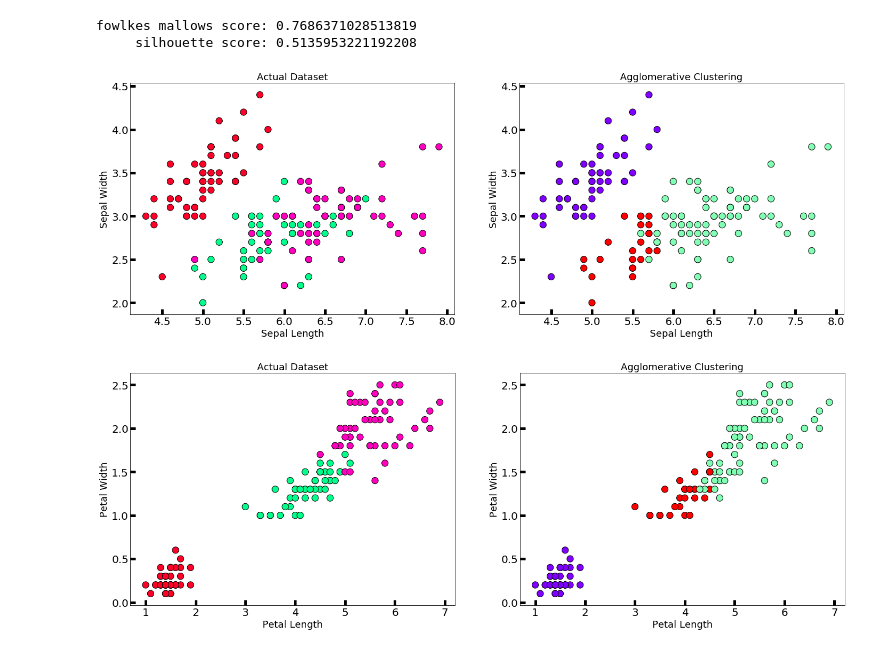
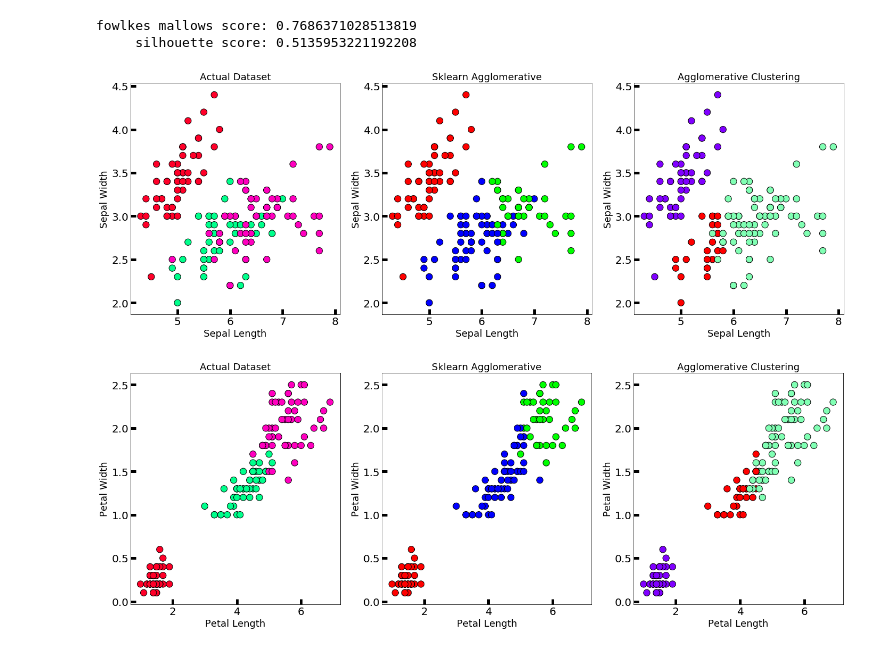
Before and after one commit to vincentbudianto/Clustering, a Jupyter notebook: BagianB/Tubes2_13517014_Agglomerative.ipynb, the cells around one changed output. Drawn from its saved outputs; the diff is of its cells as text; code cells hidden in the pictures.

```diff
--- a/BagianB/Tubes2_13517014_Agglomerative.ipynb
+++ b/BagianB/Tubes2_13517014_Agglomerative.ipynb
@@ -24,0 +27,6 @@ target = iris.target
+# %%
+npData = np.array(data)
+agglo = AgglomerativeClustering(n_clusters=3).fit(npData)
+sklearn_target = agglo.labels_
+print('fowlkes mallows score:', fowlkes_mallows_score(target, sklearn_target))
+print('     silhouette score:', silhouette_score(data, sklearn_target, metric='euclidean'))
@@ -34,25 +45,32 @@ print('     silhouette score:', silhouette_score(data, implemented_target, metri
 fowlkes mallows score: 0.7686371028513819
      silhouette score: 0.5135953221192208
 # %%
-fig, axes = plt.subplots(1, 2, figsize=(24,8))
+fig, axes = plt.subplots(1, 3, figsize=(24,8))
 
 # Actual dataset
 axes[0].scatter(data[:,0], data[:,1], c=target, cmap='gist_rainbow', edgecolor='k', s=150)
 axes[0].set_title('Actual Dataset', fontsize=18)
 axes[0].set_xlabel('Sepal Length', fontsize=18)
 axes[0].set_ylabel('Sepal Width', fontsize=18)
 axes[0].tick_params(direction='in', length=10, width=5, colors='k', labelsize=20)
 
-# Implemented Agglomerative dataset
-axes[1].scatter(data[:,0], data[:,1], c=implemented_target, cmap='rainbow', edgecolor='k', s=150)
-axes[1].set_title('Agglomerative Clustering', fontsize=18)
+# Sklearn Agglomerative dataset
+axes[1].scatter(data[:,0], data[:,1], c=sklearn_target, cmap='brg', edgecolor='k', s=150)
+axes[1].set_title('Sklearn Agglomerative', fontsize=18)
 axes[1].set_xlabel('Sepal Length', fontsize=18)
 axes[1].set_ylabel('Sepal Width', fontsize=18)
 axes[1].tick_params(direction='in', length=10, width=5, colors='k', labelsize=20)
+
+# Implemented Agglomerative dataset
+axes[2].scatter(data[:,0], data[:,1], c=implemented_target, cmap='rainbow', edgecolor='k', s=150)
+axes[2].set_title('Agglomerative Clustering', fontsize=18)
+axes[2].set_xlabel('Sepal Length', fontsize=18)
+axes[2].set_ylabel('Sepal Width', fontsize=18)
+axes[2].tick_params(direction='in', length=10, width=5, colors='k', labelsize=20)
 # %% [output]
-[figure, old version]
+[figure, new version]
 # %%
-figPetal, axesPetal = plt.subplots(1, 2, figsize=(24,8))
+figPetal, axesPetal = plt.subplots(1, 3, figsize=(24,8))
 
 # Actual dataset
 axesPetal[0].scatter(data[:,2], data[:,3], c=target, cmap='gist_rainbow', edgecolor='k', s=150)
@@ -61,11 +79,18 @@ axesPetal[0].set_xlabel('Petal Length', fontsize=18)
 axesPetal[0].set_ylabel('Petal Width', fontsize=18)
 axesPetal[0].tick_params(direction='in', length=10, width=5, colors='k', labelsize=20)
 
-# Agglomerative dataset
-axesPetal[1].scatter(data[:,2], data[:,3], c=implemented_target, cmap='rainbow', edgecolor='k', s=150)
-axesPetal[1].set_title('Agglomerative Clustering', fontsize=18)
+# Sklearn Agglomerative dataset
+axesPetal[1].scatter(data[:,2], data[:,3], c=sklearn_target, cmap='brg', edgecolor='k', s=150)
+axesPetal[1].set_title('Sklearn Agglomerative', fontsize=18)
 axesPetal[1].set_xlabel('Petal Length', fontsize=18)
 axesPetal[1].set_ylabel('Petal Width', fontsize=18)
 axesPetal[1].tick_params(direction='in', length=10, width=5, colors='k', labelsize=20)
+
+# Agglomerative dataset
+axesPetal[2].scatter(data[:,2], data[:,3], c=implemented_target, cmap='rainbow', edgecolor='k', s=150)
+axesPetal[2].set_title('Agglomerative Clustering', fontsize=18)
+axesPetal[2].set_xlabel('Petal Length', fontsize=18)
+axesPetal[2].set_ylabel('Petal Width', fontsize=18)
+axesPetal[2].tick_params(direction='in', length=10, width=5, colors='k', labelsize=20)
 # %% [output]
-[figure, old version]
+[figure, new version]
```
Also changed, not shown: parts of 2 cells of this notebook, 3 other files.
